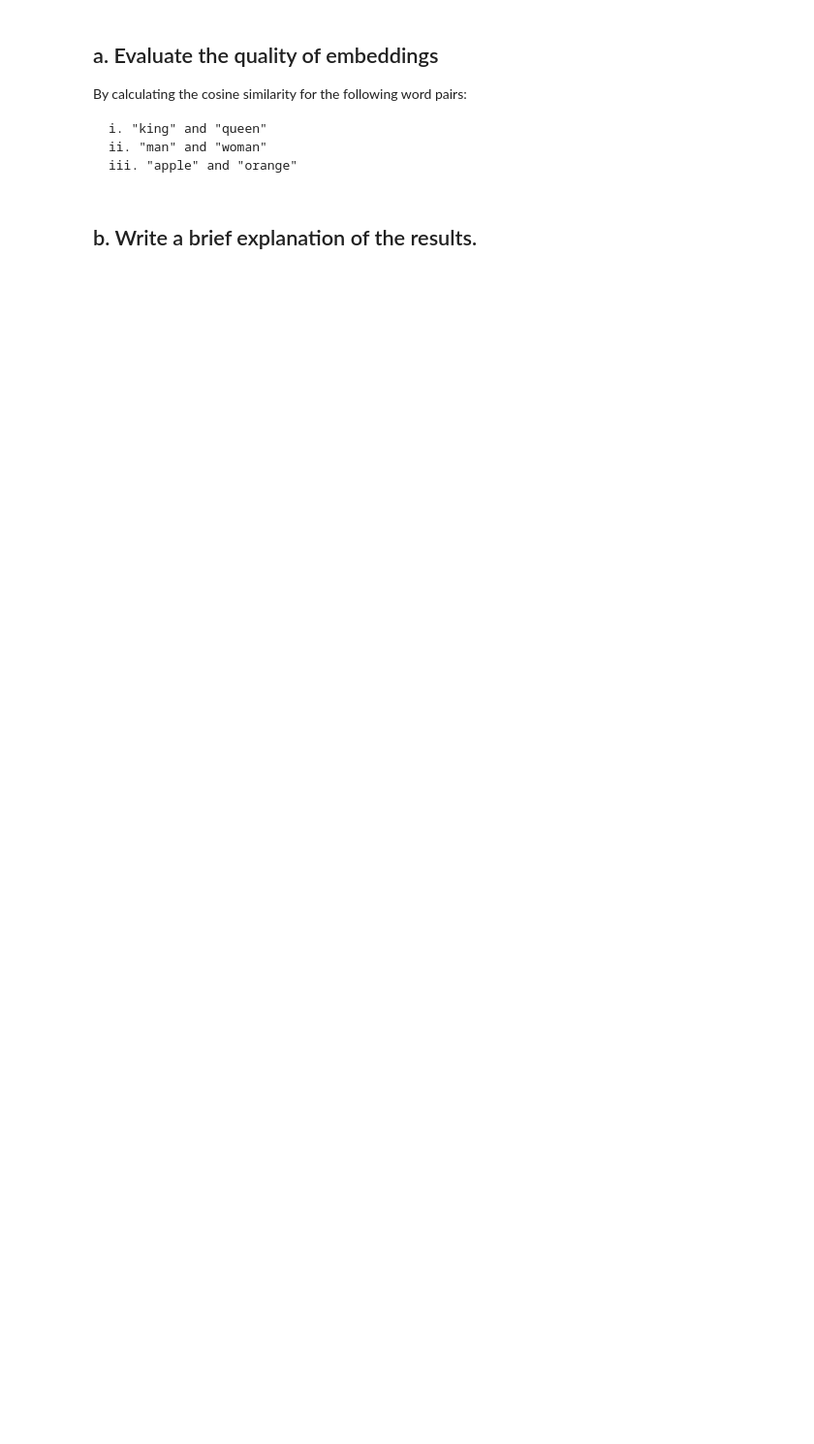
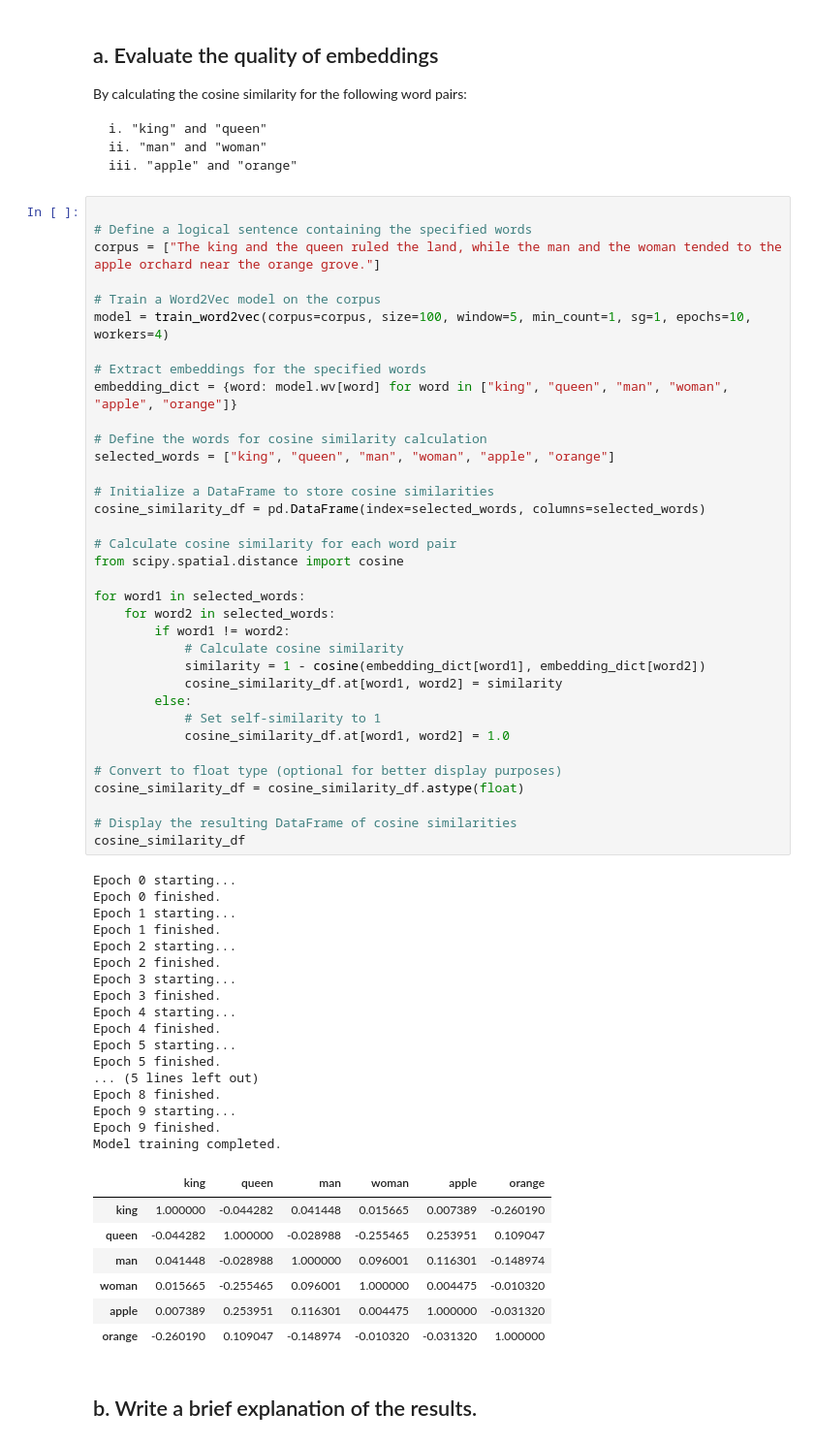
Before and after one commit to vodkolav/DSlab1, a Jupyter notebook: NLP/Assignment2.ipynb, the cells around one changed output. Shown: that part at 97% size. Saved outputs shown, nothing was run; the diff lists cells and outputs as text; blank space fills up the shorter version.

Commit message:
Trained a model using gensim

````diff
--- a/NLP/Assignment2.ipynb
+++ b/NLP/Assignment2.ipynb
@@ -434,5 +495,65 @@ i. "king" and "queen"
 ii. "man" and "woman"
 iii. "apple" and "orange"
 ```
+# %%
+
+# Define a logical sentence containing the specified words
+corpus = ["The king and the queen ruled the land, while the man and the woman tended to the apple orchard near the orange grove."]
+
+# Train a Word2Vec model on the corpus
+model = train_word2vec(corpus=corpus, size=100, window=5, min_count=1, sg=1, epochs=10, workers=4)
+
+# Extract embeddings for the specified words
+embedding_dict = {word: model.wv[word] for word in ["king", "queen", "man", "woman", "apple", "orange"]}
+
+# Define the words for cosine similarity calculation
+selected_words = ["king", "queen", "man", "woman", "apple", "orange"]
+
+# Initialize a DataFrame to store cosine similarities
+cosine_similarity_df = pd.DataFrame(index=selected_words, columns=selected_words)
+
+# Calculate cosine similarity for each word pair
+from scipy.spatial.distance import cosine
+
+for word1 in selected_words:
+    for word2 in selected_words:
+        if word1 != word2:
+            # Calculate cosine similarity
+            similarity = 1 - cosine(embedding_dict[word1], embedding_dict[word2])
+            cosine_similarity_df.at[word1, word2] = similarity
+        else:
+            # Set self-similarity to 1
+            cosine_similarity_df.at[word1, word2] = 1.0
+
+# Convert to float type (optional for better display purposes)
+cosine_similarity_df = cosine_similarity_df.astype(float)
+
+# Display the resulting DataFrame of cosine similarities
+cosine_similarity_df
+# %% [output]
+Epoch 0 starting...
+Epoch 0 finished.
+Epoch 1 starting...
+Epoch 1 finished.
+Epoch 2 starting...
+Epoch 2 finished.
+Epoch 3 starting...
+Epoch 3 finished.
+Epoch 4 starting...
+Epoch 4 finished.
+Epoch 5 starting...
+Epoch 5 finished.
+... (5 lines left out)
+Epoch 8 finished.
+Epoch 9 starting...
+Epoch 9 finished.
+Model training completed.
+|  | king | queen | man | woman | apple | orange |
+| king | 1.000000 | -0.044282 | 0.041448 | 0.015665 | 0.007389 | -0.260190 |
+| queen | -0.044282 | 1.000000 | -0.028988 | -0.255465 | 0.253951 | 0.109047 |
+| man | 0.041448 | -0.028988 | 1.000000 | 0.096001 | 0.116301 | -0.148974 |
+| woman | 0.015665 | -0.255465 | 0.096001 | 1.000000 | 0.004475 | -0.010320 |
+| apple | 0.007389 | 0.253951 | 0.116301 | 0.004475 | 1.000000 | -0.031320 |
+| orange | -0.260190 | 0.109047 | -0.148974 | -0.010320 | -0.031320 | 1.000000 |
 # %% [markdown]
 ## b. Write a brief explanation of the results.
````
Also changed, not shown: parts of 6 cells of this notebook.
